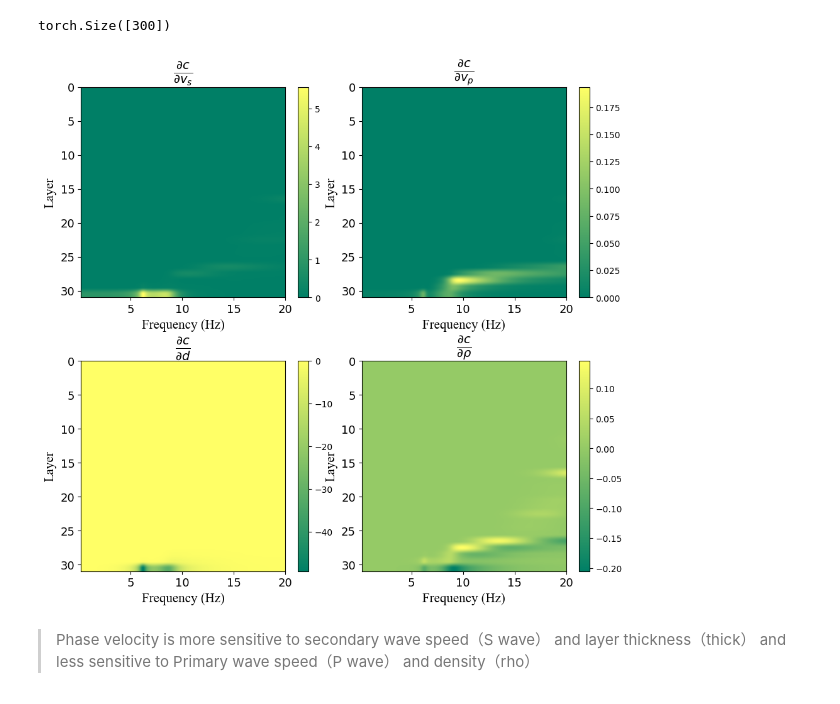
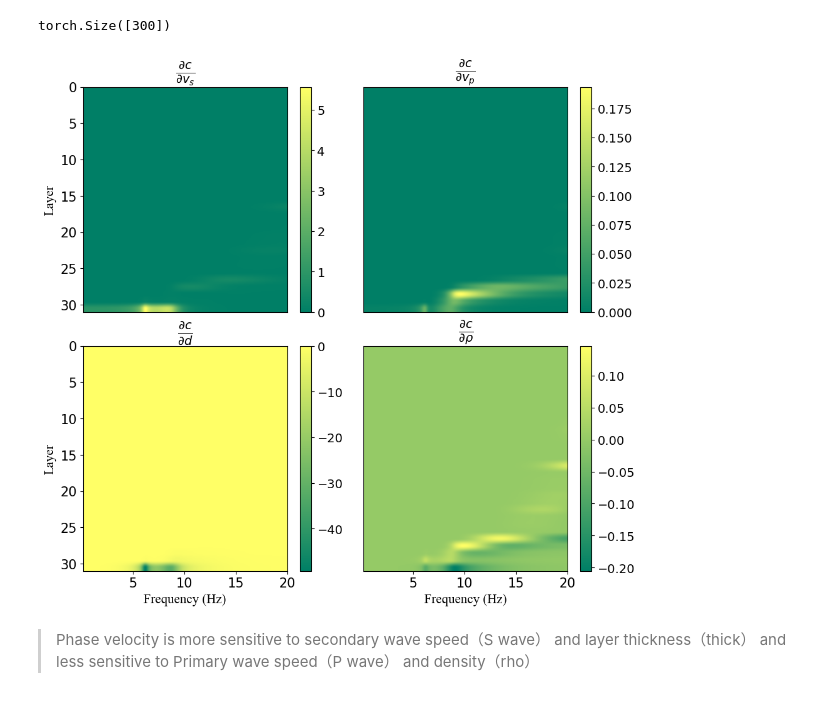
Before and after one commit to liufeng2317/ADsurf, a Jupyter notebook: examples/02_2-FRIUL7W-model-sensitivityKernel.ipynb, the cells around one changed output. Cells and saved outputs as stored; diff of their text form; code cells hidden in the pictures.

```diff
--- a/examples/02_2-FRIUL7W-model-sensitivityKernel.ipynb
+++ b/examples/02_2-FRIUL7W-model-sensitivityKernel.ipynb
@@ -75,7 +75,7 @@ inversion_parameter = inv_param(
 # %% [markdown]
 ## 3. Real Model and Observed Dispersion Curve
 # %%
-ADsurf_data_path = "./data/00_FRIUL7W/input/FRIUL7W-structure.txt"
+ADsurf_data_path = "./data/02_FRIUL7W/input/FRIUL7W-structure.txt"
 FRIUL7W_model = np.loadtxt(os.path.join(ADsurf_data_path))
 thick_true  = FRIUL7W_model[:,1]
 rho_true    = FRIUL7W_model[:,2]
@@ -250,12 +250,11 @@ plot_param = {
                 'weight':'normal',
                 # 'style':'italic',
                 },
-    'ticks_fontsize':13,
+    'ticks_fontsize':15,
 }
 plot_param = dictToObj(plot_param)
 
 plt.figure(figsize=(11,10))
-plt.subplots_adjust(hspace = 0.3,wspace=0.1)
 
 extent = [1/tmax,1/tmin,0,thick_true.shape[0]]
 plt.subplot(221)
@@ -263,44 +262,52 @@ plt.subplot(221)
 plt.imshow(grad_bc_all.T,aspect="auto",cmap="summer",extent=extent)
 plt.gca().invert_yaxis()
 plt.title(r"$\frac{\partial{c}}{\partial{v_s}}$",fontdict=plot_param.title_font)
-plt.colorbar()
-plt.xlabel("Frequency (Hz)",fontdict=plot_param.label_font)
+plt.xticks([])
+cbar = plt.colorbar()
+cbar.ax.tick_params(labelsize=14)
+# plt.xlabel("Frequency (Hz)",fontdict=plot_param.label_font)
 plt.ylabel("Layer",fontdict=plot_param.label_font)
 plt.tick_params(labelsize=plot_param.ticks_fontsize)
 
 plt.subplot(222)
 # plt.contourf(X,Y,grad_ac_all.T)
 plt.imshow(grad_ac_all.T,aspect="auto",cmap="summer",extent=extent)
 plt.gca().invert_yaxis()
 plt.title(r"$\frac{\partial{c}}{\partial{v_p}}$",fontdict=plot_param.title_font)
-plt.colorbar()
-plt.xlabel("Frequency (Hz)",fontdict=plot_param.label_font)
-plt.ylabel("Layer",fontdict=plot_param.label_font)
+plt.xticks([])
+plt.yticks([])
+cbar = plt.colorbar()
+cbar.ax.tick_params(labelsize=14)
+# plt.xlabel("Frequency (Hz)",fontdict=plot_param.label_font)
+# plt.ylabel("Layer",fontdict=plot_param.label_font)
 plt.tick_params(labelsize=plot_param.ticks_fontsize)
 
 plt.subplot(223)
 # plt.contourf(X,Y,grad_dc_all.T)
 plt.imshow(grad_dc_all.T,aspect="auto",cmap="summer",extent=extent)
 plt.gca().invert_yaxis()
 plt.title(r"$\frac{\partial{c}}{\partial{d}}$",fontdict=plot_param.title_font)
-plt.colorbar()
+cbar = plt.colorbar()
+cbar.ax.tick_params(labelsize=14)
 plt.xlabel("Frequency (Hz)",fontdict=plot_param.label_font)
 plt.ylabel("Layer",fontdict=plot_param.label_font)
 plt.tick_params(labelsize=plot_param.ticks_fontsize)
 
 plt.subplot(224)
 # plt.contourf(X,Y,grad_rhoc_all.T)
 plt.imshow(grad_rhoc_all.T,aspect="auto",cmap="summer",extent=extent)
 plt.gca().invert_yaxis()
 plt.title(r"$\frac{\partial{c}}{\partial{\rho}}$",fontdict=plot_param.title_font)
-plt.colorbar()
+plt.yticks([])
+cbar = plt.colorbar()
+cbar.ax.tick_params(labelsize=14)
 plt.xlabel("Frequency (Hz)",fontdict=plot_param.label_font)
-plt.ylabel("Layer",fontdict=plot_param.label_font)
+# plt.ylabel("Layer",fontdict=plot_param.label_font)
 plt.tick_params(labelsize=plot_param.ticks_fontsize)
-
+plt.subplots_adjust(hspace = 0.15,wspace=0.1)
 plt.savefig(os.path.join(data_path,"sensitivity_kernel.png"),bbox_inches='tight',dpi=200)
 plt.show()
 # %% [output]
-[figure, old version]
+[figure, new version]
 # %% [markdown]
 > Phase velocity is more sensitive to secondary wave speed（S wave） and layer thickness（thick） and less sensitive to Primary wave speed（P wave） and density（rho）
```
Also changed, not shown: parts of 1 cell of this notebook, 4 other files.
